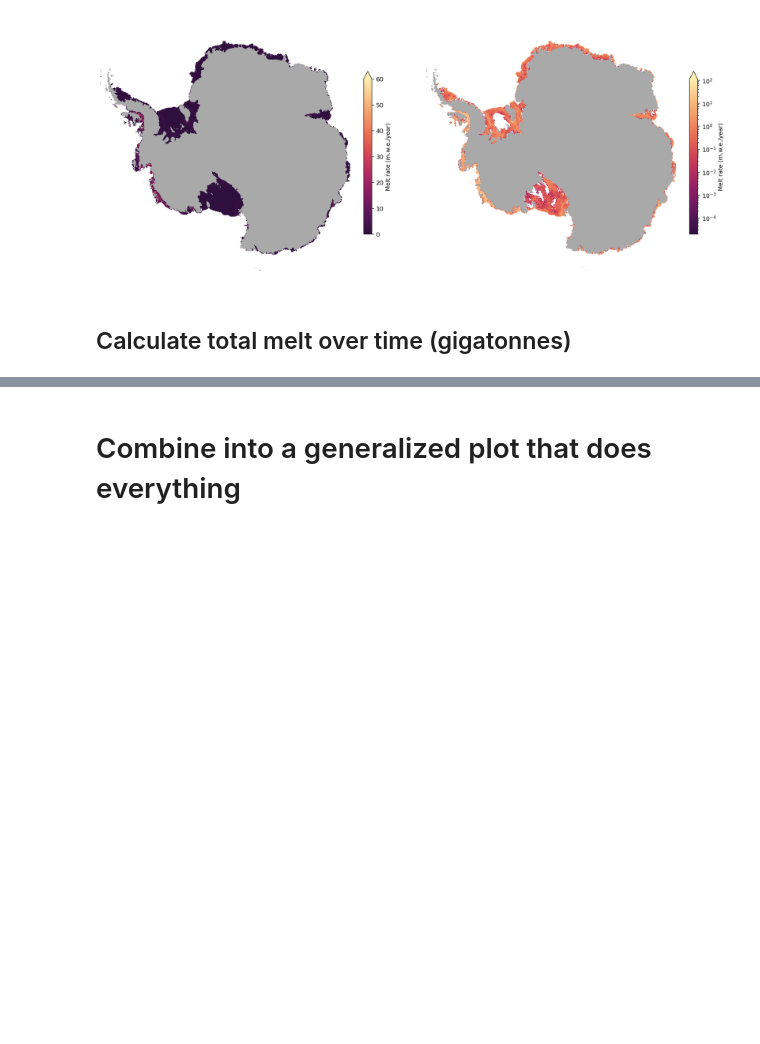
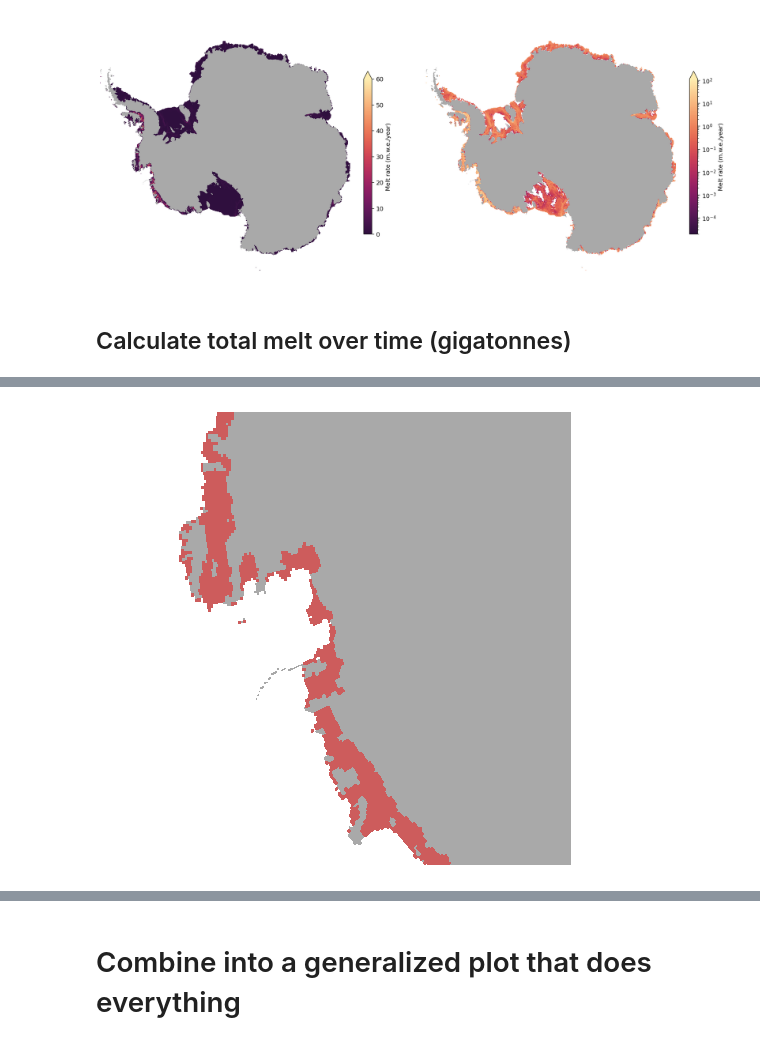
Before and after one commit to brogalla/analysis-birgal, a Jupyter notebook: nemo_config_setup/evaluation-melt-rate.ipynb, the cells around one changed output, grey strips where cells are left out. Cells and saved outputs as stored; diff of their text form; code cells hidden in the pictures; blank space fills up the shorter version.

```diff
--- a/nemo_config_setup/evaluation-melt-rate.ipynb
+++ b/nemo_config_setup/evaluation-melt-rate.ipynb
@@ -108,0 +121,4 @@ annual_melt_rate.sum(dim=['x_grid_T','y_grid_T']).plot(ylim=(2000,2400))
+# %%
+colors = ['IndianRed', 'SandyBrown', 'LightGreen', 'MediumTurquoise', 'SteelBlue', 'Plum', 'Pink']
+mesh_mask ='/gws/nopw/j04/anthrofail/birgal/NEMO_AIS/bathymetry/mesh_mask-20240305.nc'
+nemo_meshmask = xr.open_dataset(mesh_mask).squeeze()
@@ -108,0 +127,15 @@ annual_melt_rate.sum(dim=['x_grid_T','y_grid_T']).plot(ylim=(2000,2400))
+# %%
+nemo_domcfg = xr.open_dataset('/gws/nopw/j04/anthrofail/birgal/NEMO_AIS/bathymetry/domain_cfg-20240305.nc').squeeze()
+mask0, _, region_name = region_mask('all', nemo_domcfg, option='cavity', return_name=True)
+mask1, _, region_name = region_mask('west_antarctica', nemo_domcfg, option='cavity', return_name=True)
+mask2, _, region_name = region_mask('east_antarctica', nemo_domcfg, option='cavity', return_name=True)
+not_in_mask = xr.where((mask0.rename({'x':'x_grid_T', 'y':'y_grid_T'})==0)*(nemo_ds.fwfisf.isel(time_counter=0) != 0)*(~np.isnan(nemo_ds.fwfisf.isel(time_counter=0))),
+                       1, 0)
+# %%
+fig, ax = plt.subplots(1,1, figsize=(6,6), dpi=100)
+
+kwags = {'masked':False, 'make_cbar':False, 'title':''}
+
+img1 = circumpolar_plot(mask0, nemo_meshmask, ax=ax, ctype=colors[0], shade_land=True, zoom_amundsen=True, **kwags)
+# %% [output]
+[figure, added]
```
Also changed, not shown: parts of 16 cells of this notebook.
